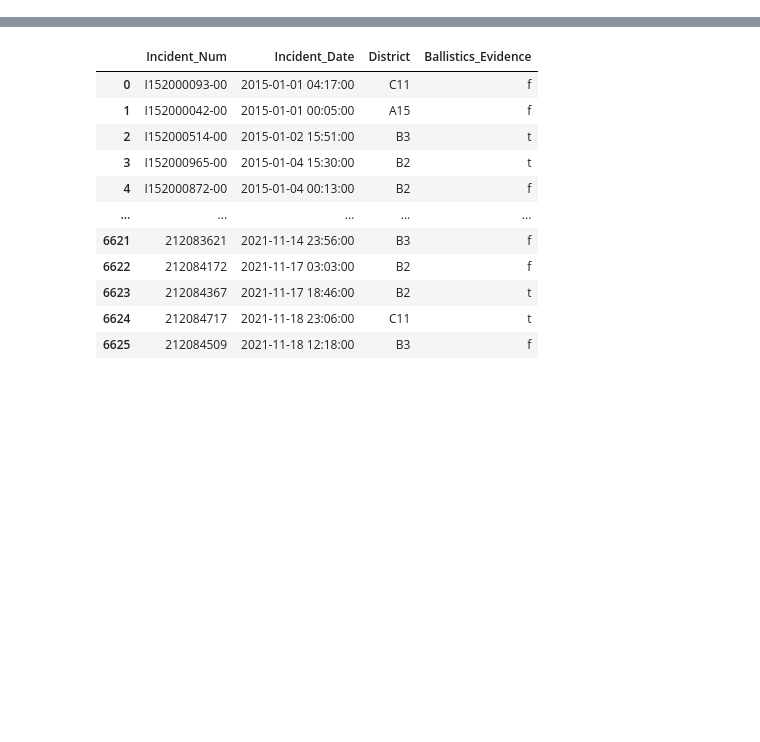
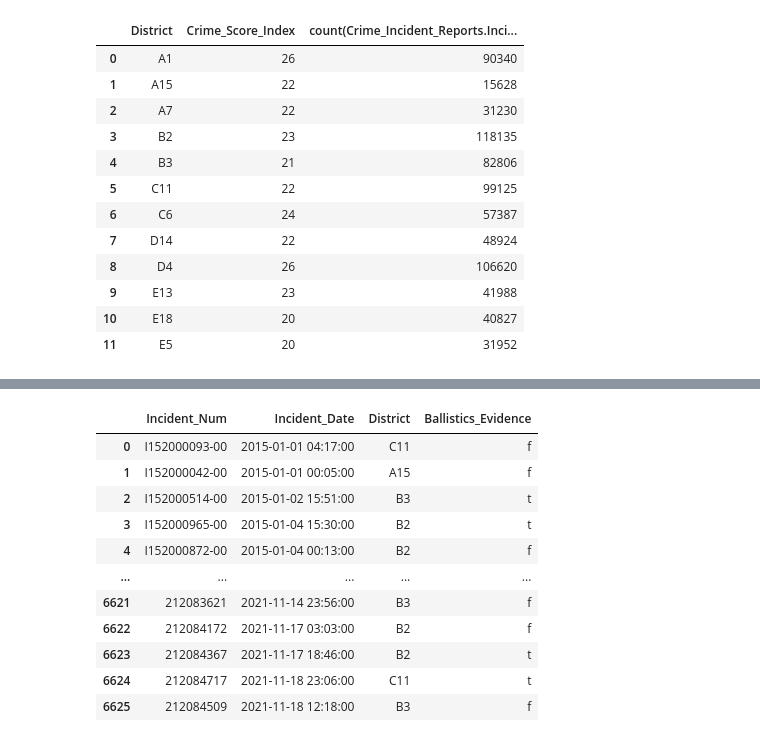
Before and after one commit to Vaibs123/test, a Jupyter notebook: Vaibhav_Copy.ipynb, the cells around one changed output, grey strips where cells are left out. Saved outputs shown, nothing was run; the diff lists cells and outputs as text; code cells hidden in the pictures; blank space fills up the shorter version.

```diff
--- a/Vaibhav_Copy.ipynb
+++ b/Vaibhav_Copy.ipynb
@@ -277 +427,39 @@ conn.commit()
+# %%
+sql_statement = """
+    select
+
+        Crime_Incident_Reports.district,
+        sum(dp_crime_table_score_card.Crime_Score)/count(Crime_Incident_Reports.Incident_Num) as Crime_Score_Index,
+        count(Crime_Incident_Reports.Incident_Num)
+
+    from
+
+        Crime_Incident_Reports
+        left join dp_crime_table_score_card on dp_crime_table_score_card.Offense_Code = Crime_Incident_Reports.Offense_Code
+
+    group by
+
+        1
+
+    having
+        ltrim(rtrim(Crime_Incident_Reports.district)) <> ''
+        and
+        lower(Crime_Incident_Reports.district) <> 'external'
+    """
+df = pd.read_sql_query(sql_statement, conn)
+display(df)
+# %% [output]
+|  | District | Crime_Score_Index | count(Crime_Incident_Reports.Inci... |
+| 0 | A1 | 26 | 90340 |
+| 1 | A15 | 22 | 15628 |
+| 2 | A7 | 22 | 31230 |
+| 3 | B2 | 23 | 118135 |
+| 4 | B3 | 21 | 82806 |
+| 5 | C11 | 22 | 99125 |
+| 6 | C6 | 24 | 57387 |
+| 7 | D14 | 22 | 48924 |
+| 8 | D4 | 26 | 106620 |
+| 9 | E13 | 23 | 41988 |
+| 10 | E18 | 20 | 40827 |
+| 11 | E5 | 20 | 31952 |
 # %%
```
Also changed, not shown: parts of 14 cells of this notebook, 1 other file.
